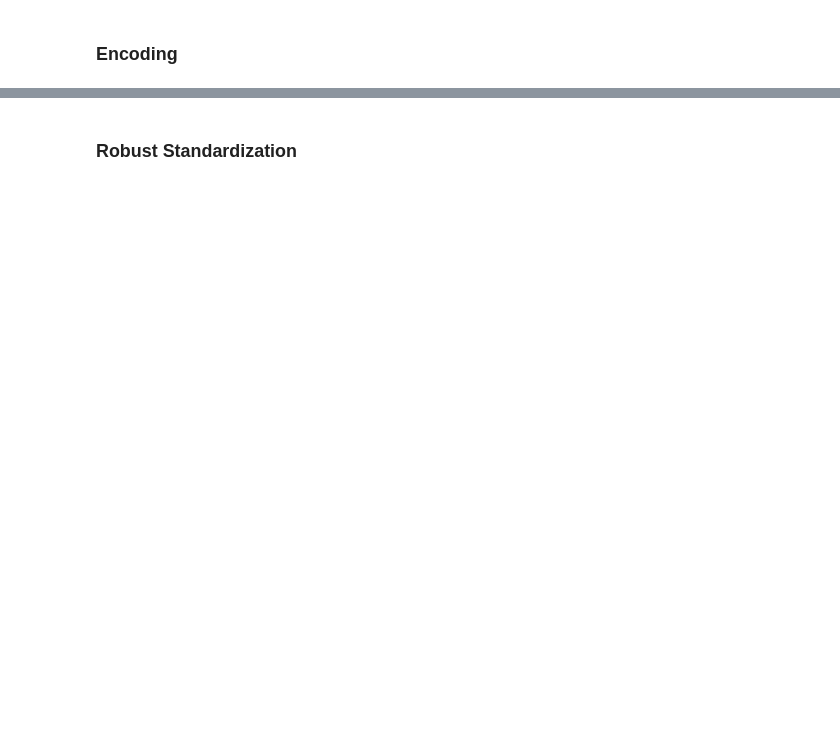
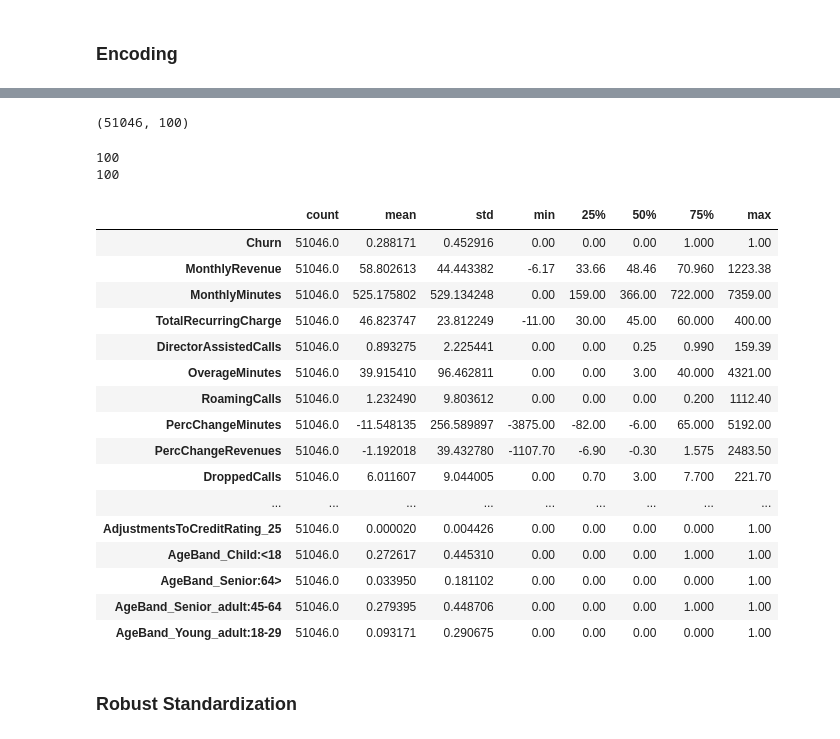
Before and after one commit to Kasheme/Data-Science, a Jupyter notebook: Telecom-Churn/Telecom Churn EDA notebook.ipynb, the cells around one changed output, grey strips where cells are left out. Saved outputs shown, nothing was run; the diff lists cells and outputs as text; code cells hidden in the pictures; blank space fills up the shorter version.

```diff
--- a/Telecom-Churn/Telecom Churn EDA notebook.ipynb
+++ b/Telecom-Churn/Telecom Churn EDA notebook.ipynb
@@ -584,3 +667,33 @@ len(numerical_features) + len(categorical_features) + len(binary_features) + len
+# %%
+data_copy.shape
+# %% [output]
+(51046, 100)
+# %%
+print(len(list(data_copy.columns)))
+print(len(data_copy.describe().T))
+# %% [output]
+100
+100
+# %%
+data_copy.describe().T
+# %% [output]
+|  | count | mean | std | min | 25% | 50% | 75% | max |
+| Churn | 51046.0 | 0.288171 | 0.452916 | 0.00 | 0.00 | 0.00 | 1.000 | 1.00 |
+| MonthlyRevenue | 51046.0 | 58.802613 | 44.443382 | -6.17 | 33.66 | 48.46 | 70.960 | 1223.38 |
+| MonthlyMinutes | 51046.0 | 525.175802 | 529.134248 | 0.00 | 159.00 | 366.00 | 722.000 | 7359.00 |
+| TotalRecurringCharge | 51046.0 | 46.823747 | 23.812249 | -11.00 | 30.00 | 45.00 | 60.000 | 400.00 |
+| DirectorAssistedCalls | 51046.0 | 0.893275 | 2.225441 | 0.00 | 0.00 | 0.25 | 0.990 | 159.39 |
+| OverageMinutes | 51046.0 | 39.915410 | 96.462811 | 0.00 | 0.00 | 3.00 | 40.000 | 4321.00 |
+| RoamingCalls | 51046.0 | 1.232490 | 9.803612 | 0.00 | 0.00 | 0.00 | 0.200 | 1112.40 |
+| PercChangeMinutes | 51046.0 | -11.548135 | 256.589897 | -3875.00 | -82.00 | -6.00 | 65.000 | 5192.00 |
+| PercChangeRevenues | 51046.0 | -1.192018 | 39.432780 | -1107.70 | -6.90 | -0.30 | 1.575 | 2483.50 |
+| DroppedCalls | 51046.0 | 6.011607 | 9.044005 | 0.00 | 0.70 | 3.00 | 7.700 | 221.70 |
+| ... | ... | ... | ... | ... | ... | ... | ... | ... |
+| AdjustmentsToCreditRating_25 | 51046.0 | 0.000020 | 0.004426 | 0.00 | 0.00 | 0.00 | 0.000 | 1.00 |
+| AgeBand_Child:<18 | 51046.0 | 0.272617 | 0.445310 | 0.00 | 0.00 | 0.00 | 1.000 | 1.00 |
+| AgeBand_Senior:64> | 51046.0 | 0.033950 | 0.181102 | 0.00 | 0.00 | 0.00 | 0.000 | 1.00 |
+| AgeBand_Senior_adult:45-64 | 51046.0 | 0.279395 | 0.448706 | 0.00 | 0.00 | 0.00 | 1.000 | 1.00 |
+| AgeBand_Young_adult:18-29 | 51046.0 | 0.093171 | 0.290675 | 0.00 | 0.00 | 0.00 | 0.000 | 1.00 |
 # %% [markdown]
 ### Robust Standardization
 # %% [markdown]
```
Also changed, not shown: parts of 34 cells of this notebook, 2 other files.
